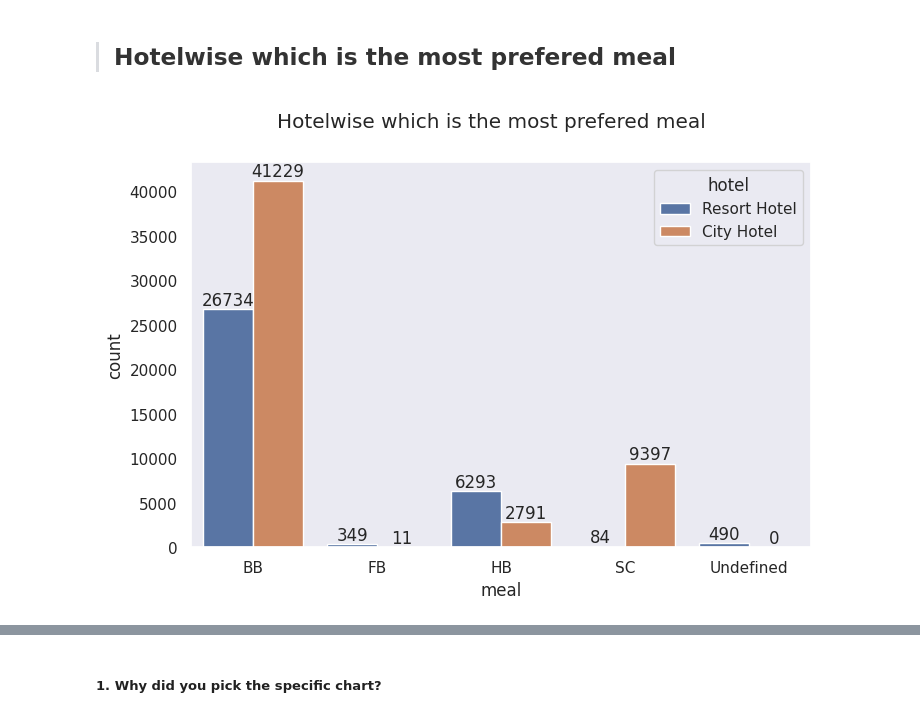
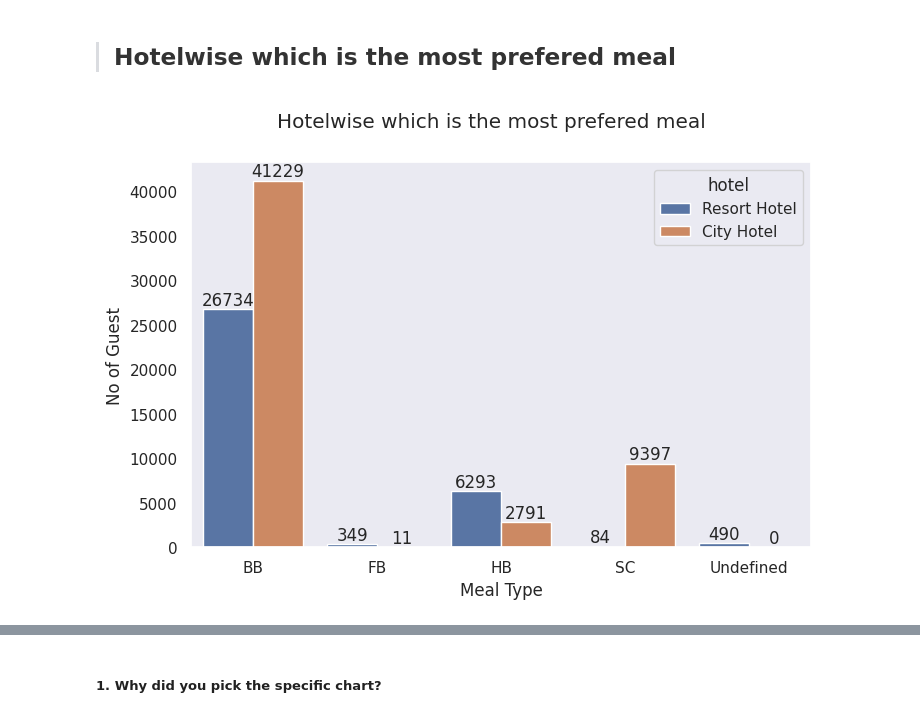
Before and after one commit to Bhushan0097/01.-CAPSTONE-PROJECT----Hotel-Bookings.csv, a Jupyter notebook: 01_Capstone_Project_EDA_HotelBooking.ipynb, the cells around one changed output, grey strips where cells are left out. Saved outputs shown, nothing was run; the diff lists cells and outputs as text; code cells hidden in the pictures.

```diff
--- a/01_Capstone_Project_EDA_HotelBooking.ipynb
+++ b/01_Capstone_Project_EDA_HotelBooking.ipynb
@@ -430,0 +440,3 @@ Total Number of Duplicate Records found : 0
+# %%
+hotel_data2.reset_index(drop=True, inplace=True)
+hotel_data2.index
@@ -1036,7 +1050,7 @@ y = year_count[year_count['Year_Cycle'] == 'Year 2015- 16'].head(1)
 # %%
 def calc_percentage(a,b):
   val = ((a -b)  *100/ b)
-  val = '{:.2f}'.format(val)
+  val = round(val/2)
   return val
 # %%
 if x['Count'].item() >  y['Count'].item() :
@@ -1967,14 +2112,20 @@ Answer Here
 # %%
 # Chart - 9 visualization code
 
 sns.set_style("dark")
 
 fig, ax = plt.subplots(figsize=(8, 5))
 
 fig.suptitle('Hotelwise which is the most prefered meal')
 meal_vis = sns.countplot(data = hotel_data2, x = 'meal', hue = 'hotel' )
 
 for container in meal_vis.containers:
     meal_vis.bar_label(container)
+
+
+meal_vis.set_xlabel("Meal Type")
+meal_vis.set_ylabel("No of Guest")
+
+plt.show()
 # %% [output]
-[figure, old version]
+[figure, new version]
```
Also changed, not shown: parts of 108 cells of this notebook.
